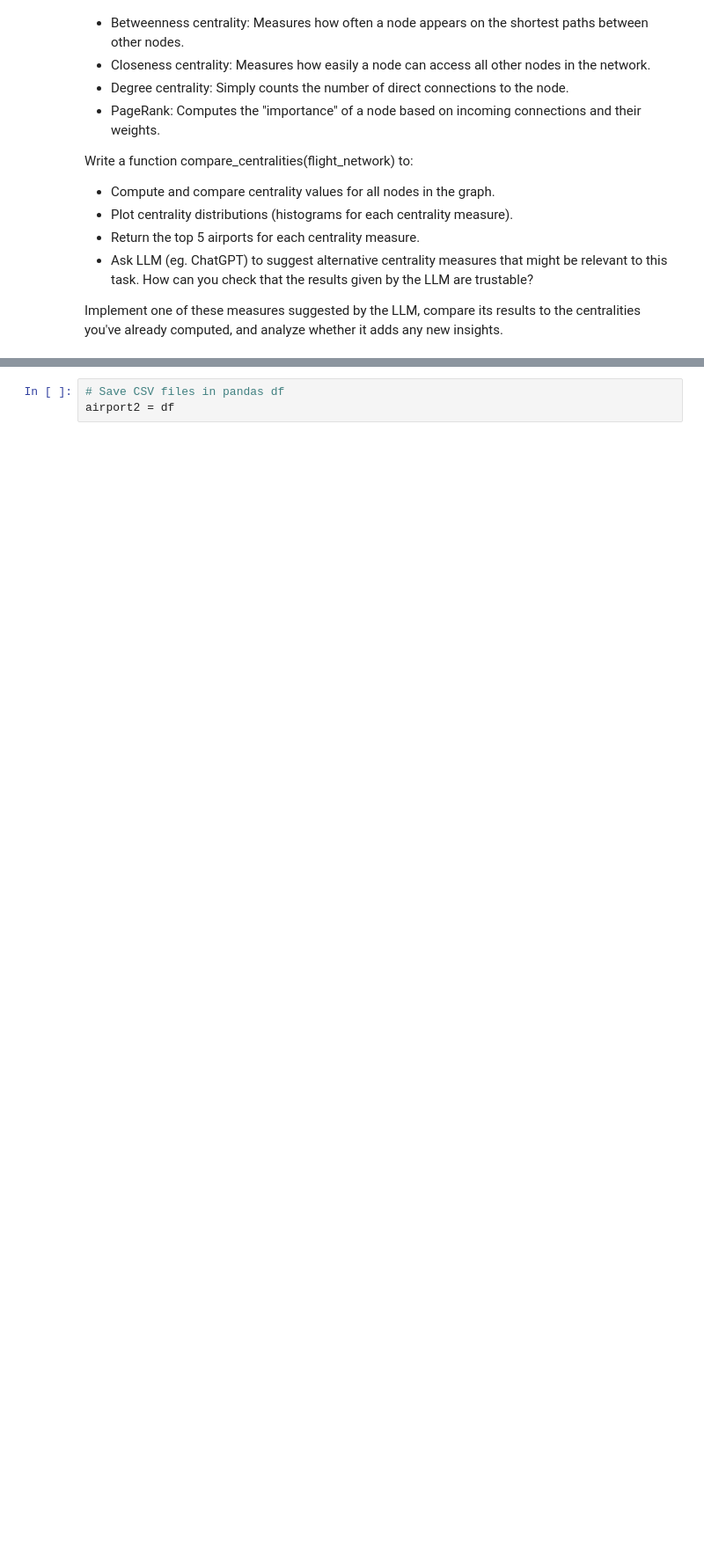
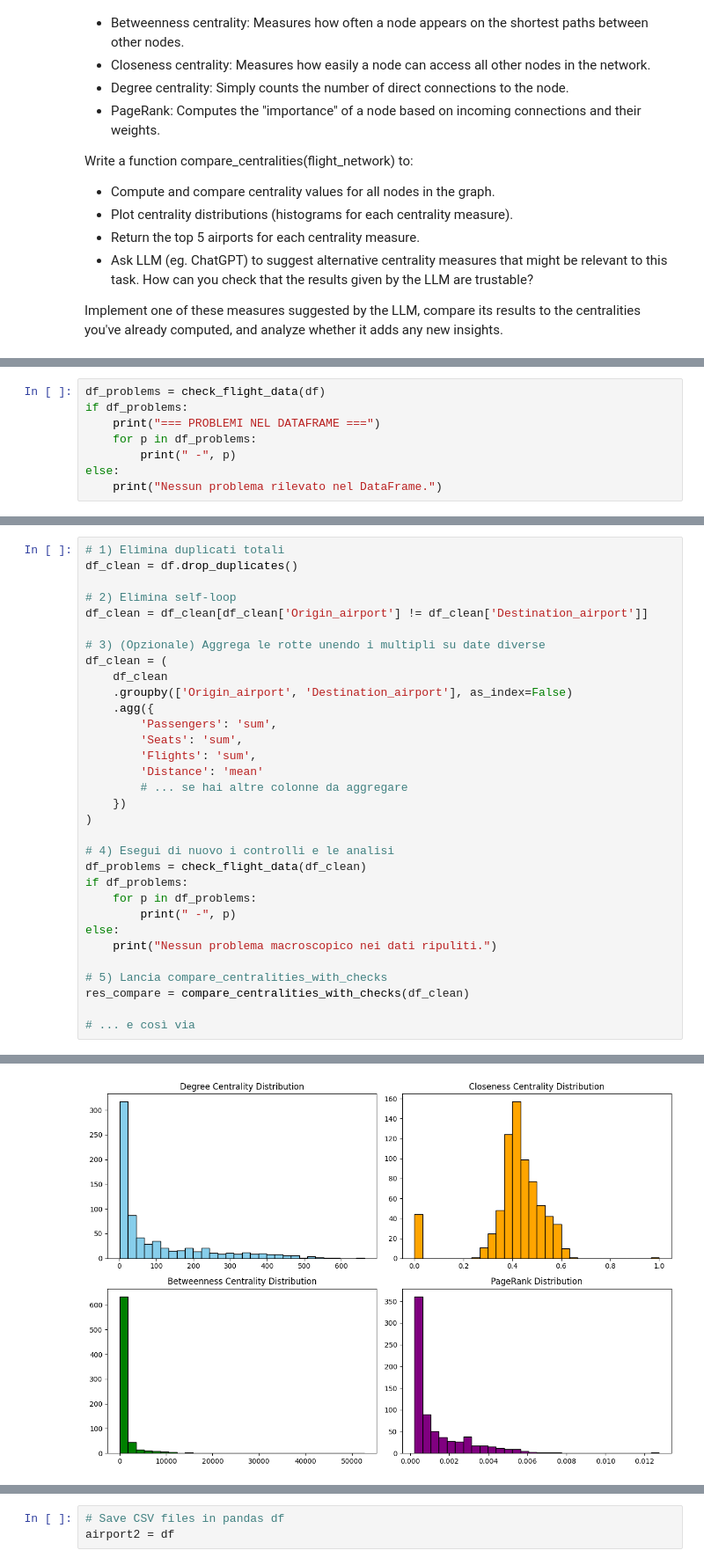
Before and after one commit to robertomagno1/ADM-HM5, a Jupyter notebook: main(ex2).ipynb, the cells around one changed output, grey strips where cells are left out. Shown at 88% size. Saved outputs shown, nothing was run; the diff lists cells and outputs as text; blank space fills up the shorter version.

```diff
--- a/main(ex2).ipynb
+++ b/main(ex2).ipynb
@@ -288,0 +1405,8 @@ Implement one of these measures suggested by the LLM, compare its results to the
+# %%
+df_problems = check_flight_data(df)
+if df_problems:
+    print("=== PROBLEMI NEL DATAFRAME ===")
+    for p in df_problems:
+        print(" -", p)
+else:
+    print("Nessun problema rilevato nel DataFrame.")
@@ -288,0 +1606,33 @@ Implement one of these measures suggested by the LLM, compare its results to the
+# %%
+# 1) Elimina duplicati totali
+df_clean = df.drop_duplicates()
+
+# 2) Elimina self-loop
+df_clean = df_clean[df_clean['Origin_airport'] != df_clean['Destination_airport']]
+
+# 3) (Opzionale) Aggrega le rotte unendo i multipli su date diverse
+df_clean = (
+    df_clean
+    .groupby(['Origin_airport', 'Destination_airport'], as_index=False)
+    .agg({
+        'Passengers': 'sum',
+        'Seats': 'sum',
+        'Flights': 'sum',
+        'Distance': 'mean'
+        # ... se hai altre colonne da aggregare
+    })
+)
+
+# 4) Esegui di nuovo i controlli e le analisi
+df_problems = check_flight_data(df_clean)
+if df_problems:
+    for p in df_problems:
+        print(" -", p)
+else:
+    print("Nessun problema macroscopico nei dati ripuliti.")
+
+# 5) Lancia compare_centralities_with_checks
+res_compare = compare_centralities_with_checks(df_clean)
+
+# ... e così via
+# %% [output]
@@ -288,0 +1640 @@ Implement one of these measures suggested by the LLM, compare its results to the
+[figure, added]
```
Also changed, not shown: parts of 100 cells of this notebook.
